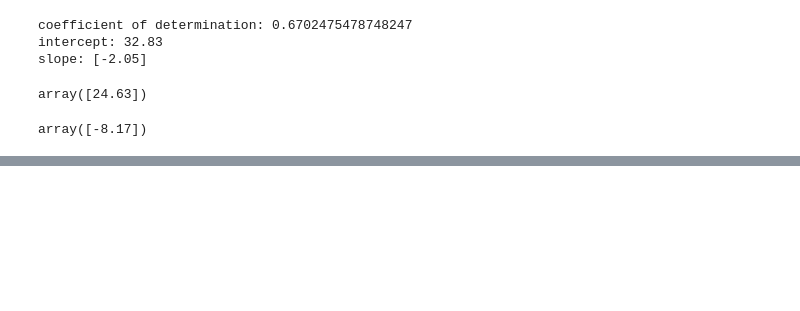
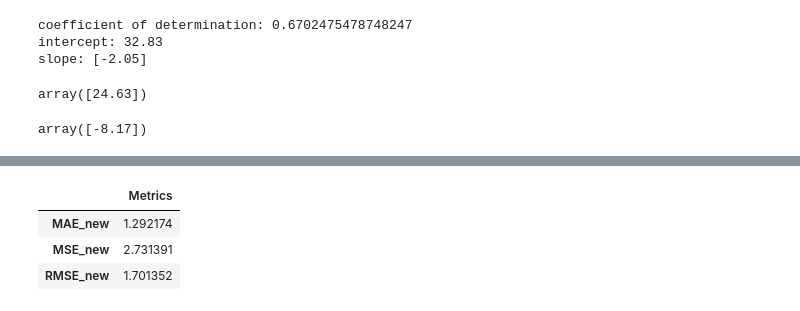
Before and after one commit to anandaru/Kaggle, a Jupyter notebook: Linear Regression/carAgeValue.ipynb, the cells around one changed output, grey strips where cells are left out. Saved outputs shown, nothing was run; the diff lists cells and outputs as text; code cells hidden in the pictures; blank space fills up the shorter version.

```diff
--- a/Linear Regression/carAgeValue.ipynb
+++ b/Linear Regression/carAgeValue.ipynb
@@ -126,0 +185,11 @@ df.to_csv('car_pred.csv',index = False)
+# %%
+#Evaluate the new model (MAE, MSE, RMSE) and analyze if its a better fit compared to linear regression.
+MAE_new= metrics.mean_absolute_error(df.value, df['pred PolyTransform'])
+MSE_new= metrics.mean_squared_error(df.value, df['pred PolyTransform'])
+RMSE_new=np.sqrt(MSE)
+pd.DataFrame([MAE_new, MSE_new, RMSE_new], index=['MAE_new', 'MSE_new', 'RMSE_new'], columns=['Metrics'])
+# %% [output]
+|  | Metrics |
+| MAE_new | 1.292174 |
+| MSE_new | 2.731391 |
+| RMSE_new | 1.701352 |
```
Also changed, not shown: parts of 21 cells of this notebook.
